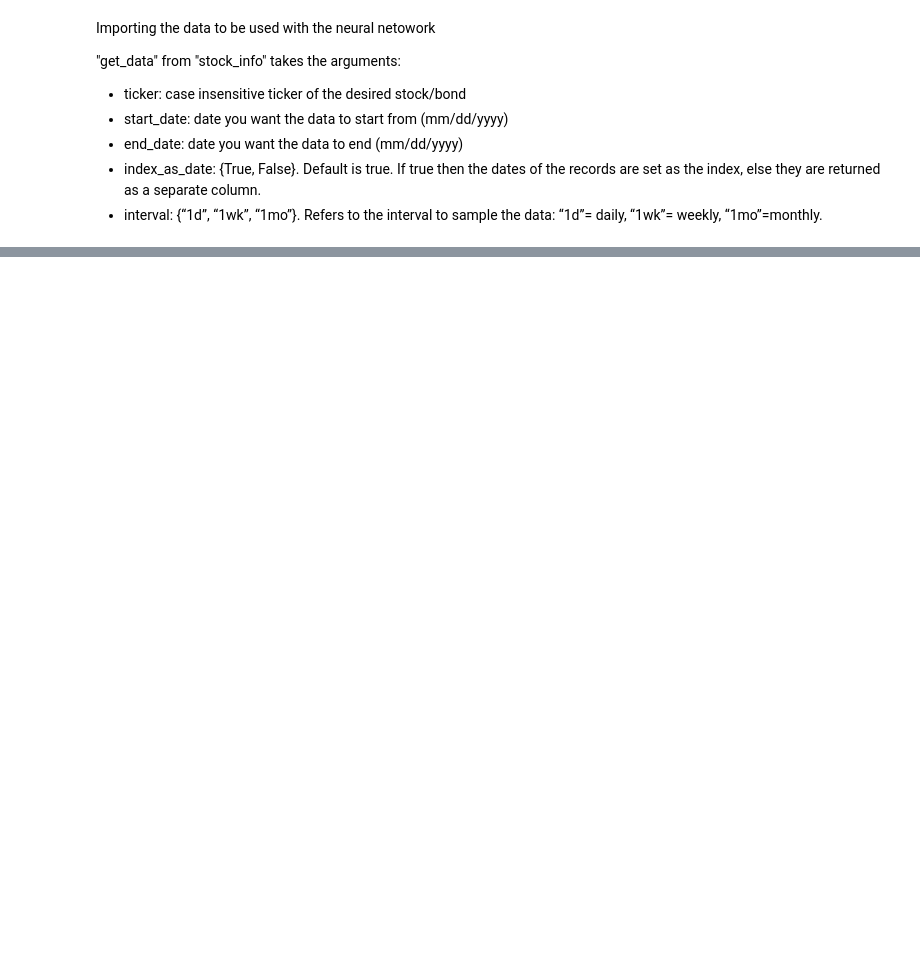
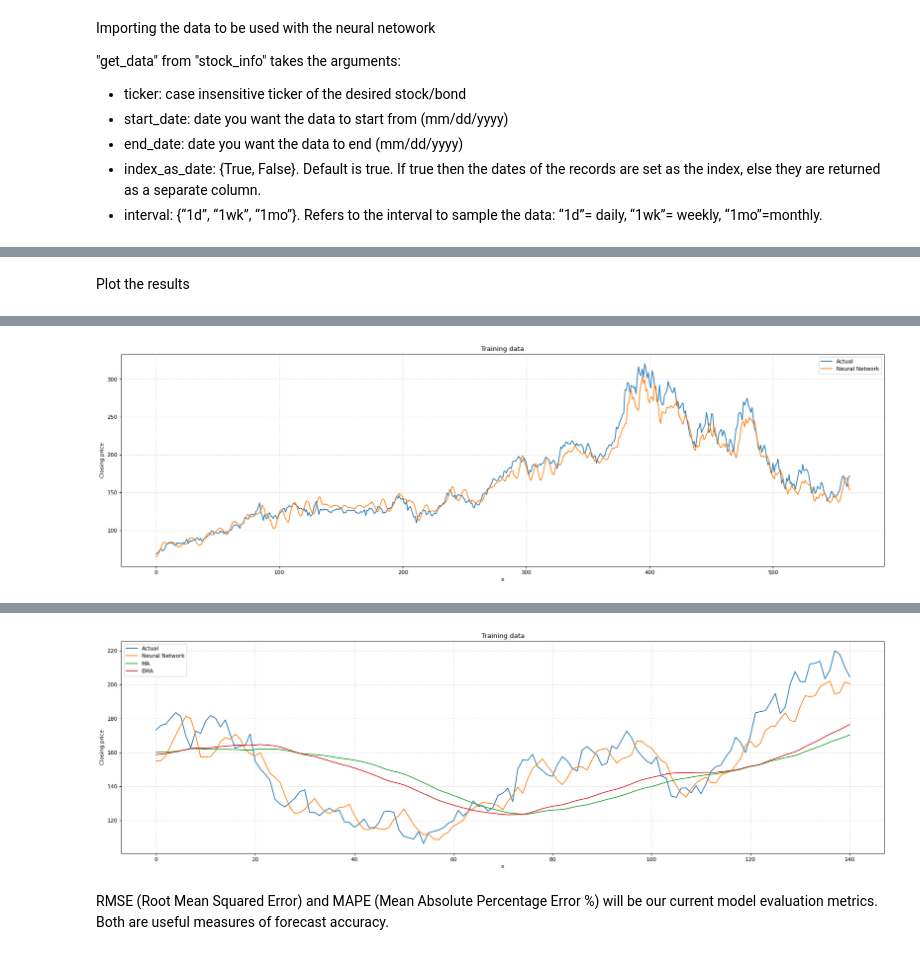
Before and after one commit to Alberu/ES327-Individual-Project, a Jupyter notebook: predictAssetPrices.ipynb, the cells around one changed output, grey strips where cells are left out. Saved outputs shown, nothing was run; the diff lists cells and outputs as text; code cells hidden in the pictures; blank space fills up the shorter version.

```diff
--- a/predictAssetPrices.ipynb
+++ b/predictAssetPrices.ipynb
@@ -518,0 +579,15 @@ AttributeError: 'dict' object has no attribute 'tail'
+# %%
+from tensorflow.keras.callbacks import ModelCheckpoint, TensorBoard
+
+model_name = "trials"
+
+checkpointer = ModelCheckpoint(os.path.join("results", model_name + ".h5"), save_weights_only=True, save_best_only=True, verbose=1)
+tensorboard = TensorBoard(log_dir=os.path.join("logs", model_name))
+
+# Train the model by using the funciton fit
+model.fit(data["xtrain"], data["ytrain"],
+                    batch_size=64,
+                    epochs=500,
+                    validation_data=(data["xtest"], data["ytest"]),
+                    # callbacks=[checkpointer, tensorboard],
+                    verbose=100)
@@ -518,0 +622,59 @@ AttributeError: 'dict' object has no attribute 'tail'
+# %% [markdown]
+Plot the results
+# %%
+
+# plot the results
+fig= plt.figure(figsize=(25, 7), dpi=80)
+# for the training
+pred_ytrain = model.predict(data["xtrain"])
+ytrain = data["ytrain"]
+# scaler = config["data"]["scaler"]
+pred_ytrain = np.squeeze(config["data"]["scaler"].inverse_transform(pred_ytrain))
+ytrain = np.squeeze(config["data"]["scaler"].inverse_transform(np.expand_dims(ytrain, axis=0)))
+plt.plot(ytrain)
+plt.plot(pred_ytrain)
+plt.title("Training data")
+plt.xlabel("x")
+plt.ylabel("Closing price")
+xticks = 100
+step = round(len(data["raw"]["adjclose"].keys())/xticks)
+plt.grid(which="major", color='k', linestyle=':', linewidth=1, alpha = 0.2)
+plt.legend("Actual,Neural Network".split(","))
+plt.show()
+
+
+
+# calcualte the price using a simple moving average
+pred_MA = np.mean(data["xtest"], axis = 1)
+pred_MA = pred_MA[:, 0] # take only the adjclose price out
+pred_MA = np.squeeze(config["data"]["scaler"].inverse_transform(np.expand_dims(pred_MA, axis=0)))
+# calculate the price using exponential moving average
+pred_EMA = data["xtest"][:, :, 0] # only take the
+pred_EMA = np.squeeze(config["data"]["scaler"].inverse_transform(pred_EMA))
+weights = np.exp(np.linspace(-1, 0, config["nn"]["window"]))
+weights /= weights.sum()
+pred_EMA = pred_EMA@weights
+
+
+
+# plot the results
+fig= plt.figure(figsize=(25, 7), dpi=80)
+# for the training
+pred_ytest = model.predict(data["xtest"])
+ytest = data["ytest"]
+# scaler = config["data"]["scaler"]
+pred_ytest = np.squeeze(config["data"]["scaler"].inverse_transform(pred_ytest))
+ytest = np.squeeze(config["data"]["scaler"].inverse_transform(np.expand_dims(ytest, axis=0)))
+plt.plot(ytest) # actual data
+plt.plot(pred_ytest) # prediction made by neural network
+plt.plot(pred_MA)
+plt.plot(pred_EMA)
+plt.title("Training data")
+plt.xlabel("x")
+plt.ylabel("Closing price")
+xticks = 100
+step = round(len(data["raw"]["adjclose"].keys())/xticks)
+plt.grid(which="major", color='k', linestyle=':', linewidth=1, alpha = 0.2)
+plt.legend("Actual,Neural Network,MA,EMA".split(","))
+plt.show()
+# %% [output]
@@ -518,0 +682 @@ AttributeError: 'dict' object has no attribute 'tail'
+[figure, added]
@@ -518,0 +684,3 @@ AttributeError: 'dict' object has no attribute 'tail'
+[figure, added]
+# %% [markdown]
+ RMSE (Root Mean Squared Error) and MAPE (Mean Absolute Percentage Error %) will be our current model evaluation metrics. Both are useful measures of forecast accuracy.
```
Also changed, not shown: parts of 22 cells of this notebook, 16 other files.
